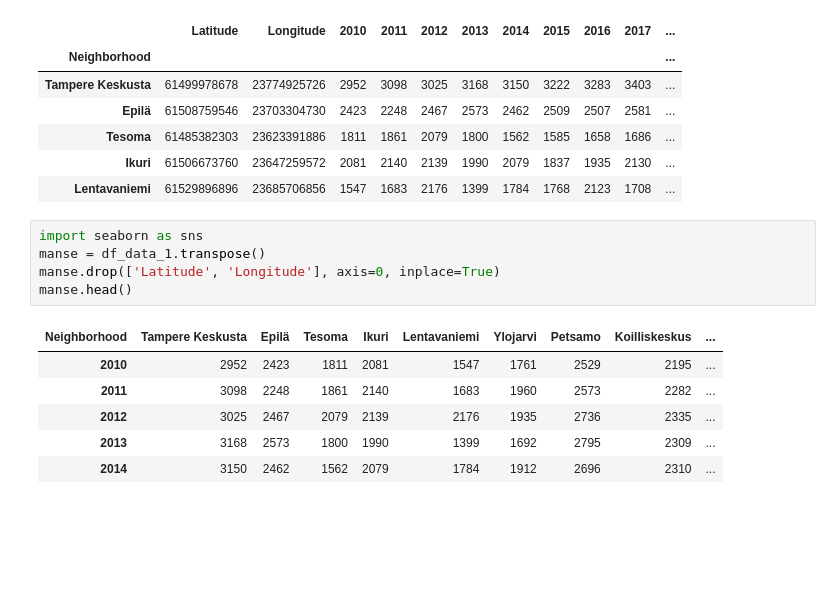
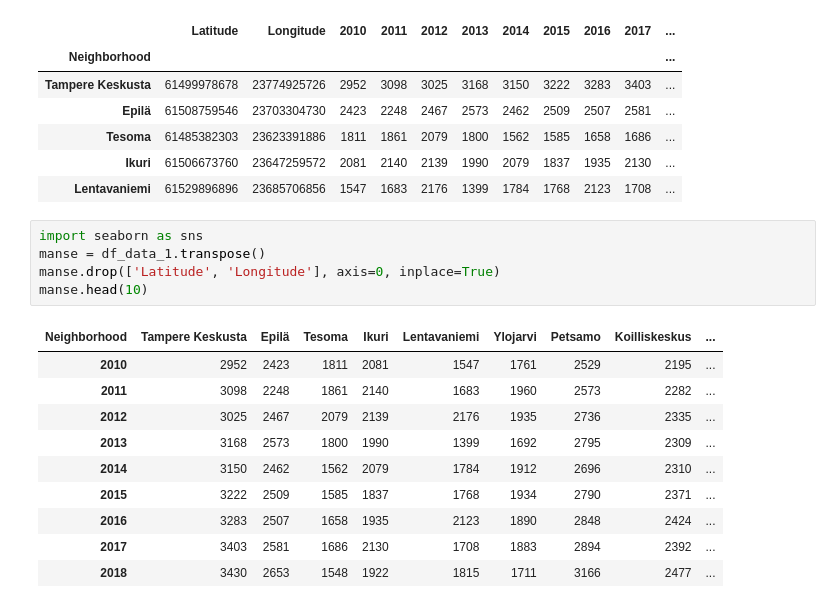
Before and after one commit to VesaKukkonen/-Coursera_Capstone, a Jupyter notebook: MansenBoxit.ipynb, the cells around one changed output. Drawn from its saved outputs; the diff is of its cells as text; blank space fills up the shorter version.

```diff
--- a/MansenBoxit.ipynb
+++ b/MansenBoxit.ipynb
@@ -101,12 +114,16 @@ df_data_1.head()
 # %%
 import seaborn as sns
 manse = df_data_1.transpose()
 manse.drop(['Latitude', 'Longitude'], axis=0, inplace=True)
-manse.head()
+manse.head(10)
 # %% [output]
 | Neighborhood | Tampere Keskusta | Epilä | Tesoma | Ikuri | Lentavaniemi | Ylojarvi | Petsamo | Koilliskeskus | ... |
 | 2010 | 2952 | 2423 | 1811 | 2081 | 1547 | 1761 | 2529 | 2195 | ... |
 | 2011 | 3098 | 2248 | 1861 | 2140 | 1683 | 1960 | 2573 | 2282 | ... |
 | 2012 | 3025 | 2467 | 2079 | 2139 | 2176 | 1935 | 2736 | 2335 | ... |
 | 2013 | 3168 | 2573 | 1800 | 1990 | 1399 | 1692 | 2795 | 2309 | ... |
 | 2014 | 3150 | 2462 | 1562 | 2079 | 1784 | 1912 | 2696 | 2310 | ... |
+| 2015 | 3222 | 2509 | 1585 | 1837 | 1768 | 1934 | 2790 | 2371 | ... |
+| 2016 | 3283 | 2507 | 1658 | 1935 | 2123 | 1890 | 2848 | 2424 | ... |
+| 2017 | 3403 | 2581 | 1686 | 2130 | 1708 | 1883 | 2894 | 2392 | ... |
+| 2018 | 3430 | 2653 | 1548 | 1922 | 1815 | 1711 | 3166 | 2477 | ... |
```
Also changed, not shown: parts of 20 cells of this notebook.
